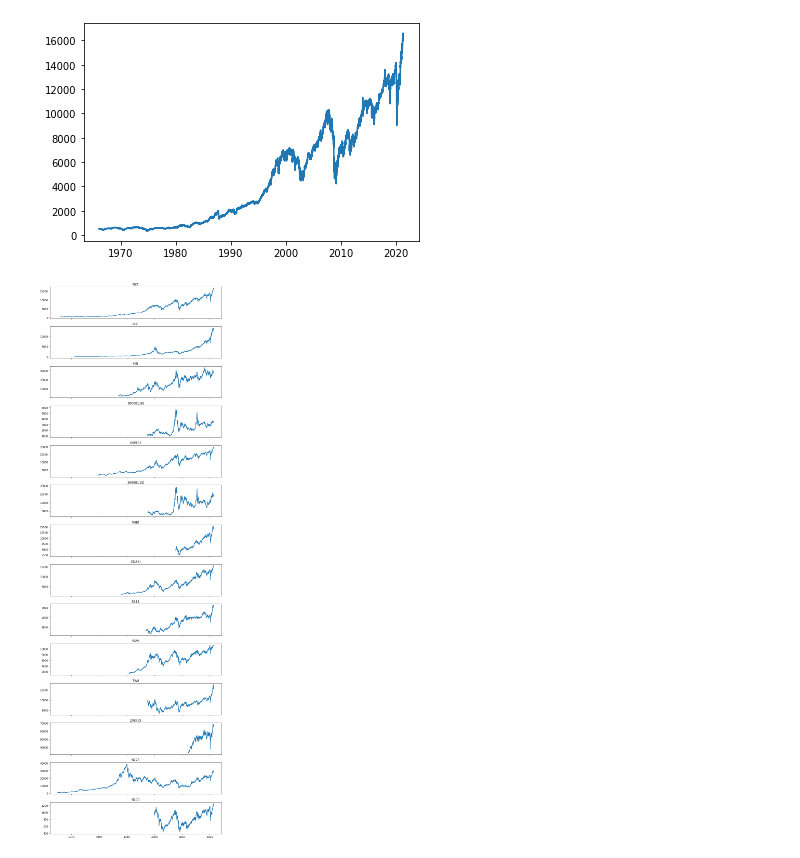
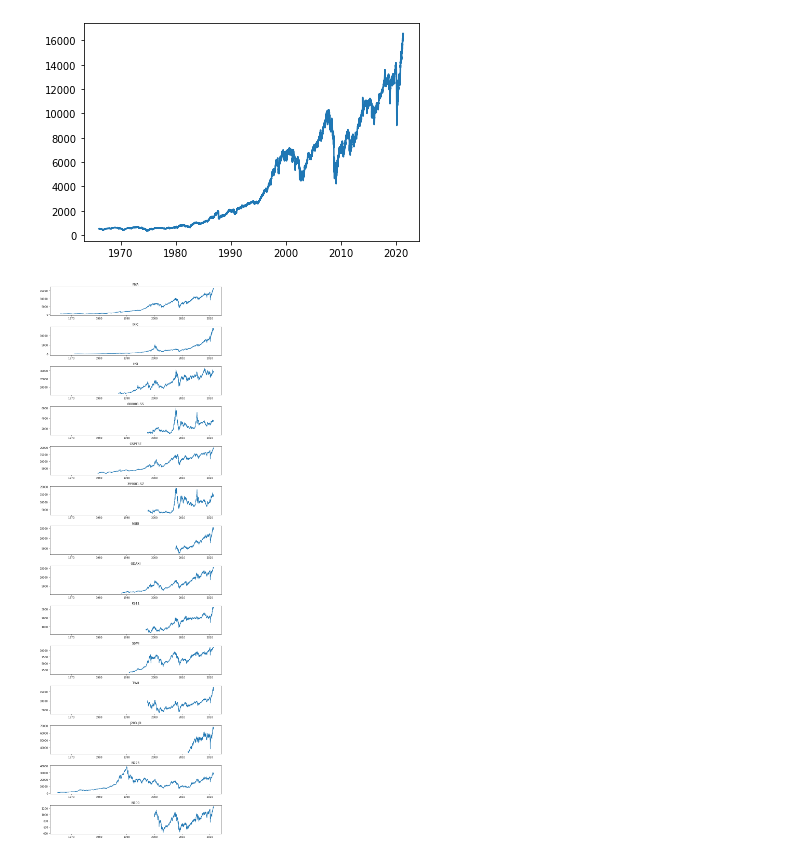
Before and after one commit to tathagatsathe/kaggle, a Jupyter notebook: stock-exchange-data.ipynb, the cells around one changed output. Cells and saved outputs as stored; diff of their text form; code cells hidden in the pictures.

```diff
--- a/stock-exchange-data.ipynb
+++ b/stock-exchange-data.ipynb
@@ -126,12 +126,13 @@ plt.plot(data1.loc[data1['Index']=='NYA','Date'],data1.loc[data1['Index']=='NYA'
 # %%
 fig, ax = plt.subplots(len(uniqueIndex),figsize=(10,30),sharex=True)
 for i,index in enumerate(uniqueIndex):
     ax[i].plot(data1.loc[data1['Index']==index,'Date'],data1.loc[data1['Index']==index,'Open'])
+    ax[i].xaxis.set_tick_params(which='both', labelbottom=True)
     ax[i].title.set_text(index)
 
 fig.tight_layout()
 # %% [output]
-[figure, old version]
+[figure, new version]
 # %%
 data1['Index'].value_counts()
 # %% [output]
```
